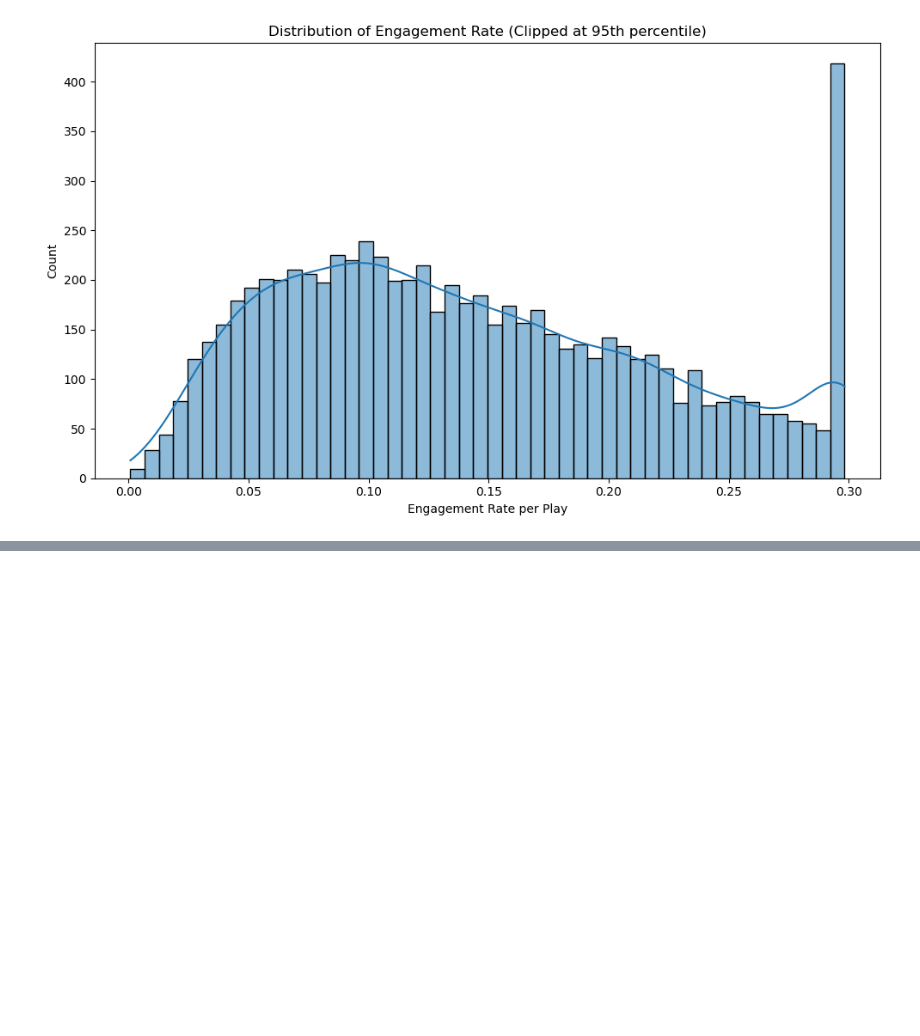
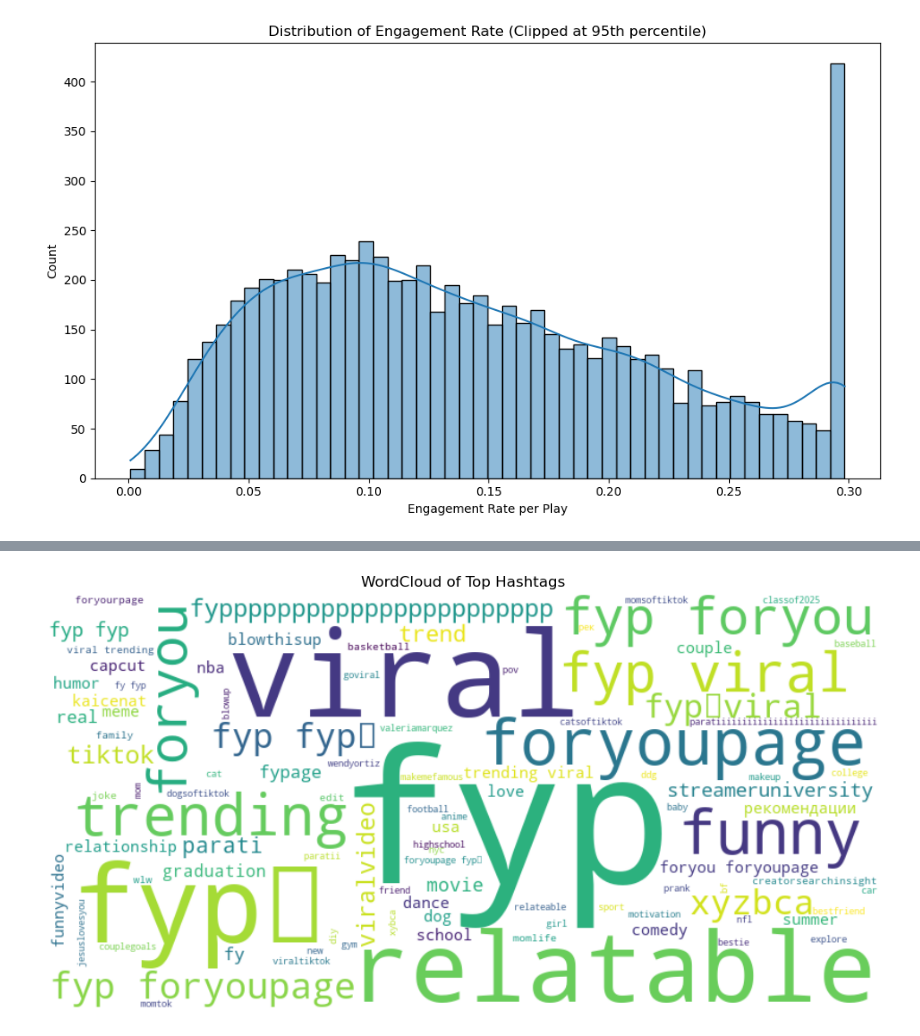
Before and after one commit to Qarsie/Tiktok_Py, a Jupyter notebook: preprocess.ipynb, the cells around one changed output, grey strips where cells are left out. Saved outputs shown, nothing was run; the diff lists cells and outputs as text; code cells hidden in the pictures; blank space fills up the shorter version.

```diff
--- a/preprocess.ipynb
+++ b/preprocess.ipynb
@@ -415,0 +647,94 @@ Implications:
+# %%
+# NLP Feature Extraction
+
+import textstat
+from collections import Counter
+from textblob import TextBlob
+from wordcloud import WordCloud
+
+# 1. Description length features
+df['description_length'] = df['description'].apply(lambda x: len(str(x)) if isinstance(x, str) else 0)
+df['word_count'] = df['clean_description'].apply(lambda x: len(x.split()) if isinstance(x, str) else 0)
+
+# 2. Text readability and complexity (using textstat)
+def get_readability(text):
+    if not isinstance(text, str) or len(text.strip()) < 10:
+        return None
+    return textstat.flesch_reading_ease(text)
+
+df['readability_score'] = df['description'].apply(get_readability)
+
+# 3. Sentiment analysis using TextBlob
+def get_sentiment(text):
+    if not isinstance(text, str) or len(text.strip()) == 0:
+        return 0, 0
+    analysis = TextBlob(text)
+    return analysis.sentiment.polarity, analysis.sentiment.subjectivity
+
+# Apply sentiment analysis to descriptions
+sentiment_results = df['clean_description'].apply(get_sentiment)
+df['sentiment_polarity'] = sentiment_results.apply(lambda x: x[0])
+df['sentiment_subjectivity'] = sentiment_results.apply(lambda x: x[1])
+
+# 4. Question and exclamation analysis
+df['has_question'] = df['description'].apply(lambda x: 1 if isinstance(x, str) and '?' in x else 0)
+df['has_exclamation'] = df['description'].apply(lambda x: 1 if isinstance(x, str) and '!' in x else 0)
+df['exclamation_count'] = df['description'].apply(lambda x: x.count('!') if isinstance(x, str) else 0)
+
+# 5. Most common hashtags
+top_hashtags = Counter()
+for hashtags in df['hashtag_list']:
+    if isinstance(hashtags, list):
+        top_hashtags.update(hashtags)
+
+print("Top 20 hashtags:")
+top_20_hashtags = dict(top_hashtags.most_common(20))
+display(pd.DataFrame(list(top_20_hashtags.items()), columns=['Hashtag', 'Count']))
+
+# 6. Create hashtag presence flags for top hashtags
+for idx, (hashtag, count) in enumerate(top_hashtags.most_common(10)):
+    col_name = f'has_tag_{hashtag}'
+    df[col_name] = df['hashtag_list'].apply(lambda x: 1 if isinstance(x, list) and hashtag in x else 0)
+
+# 7. Visualize hashtag word cloud
+hash_string = ' '.join([' '.join(tags) for tags in df['hashtag_list'] if isinstance(tags, list)])
+
+plt.figure(figsize=(12, 8))
+wordcloud = WordCloud(width=800, height=400, background_color='white',
+                      max_words=100, contour_width=3, contour_color='steelblue')
+wordcloud.generate(hash_string)
+
+plt.imshow(wordcloud, interpolation='bilinear')
+plt.title('WordCloud of Top Hashtags')
+plt.axis('off')
+plt.show()
+
+# 8. Display NLP feature examples and stats
+nlp_features = ['description_length', 'word_count', 'readability_score',
+                'sentiment_polarity', 'sentiment_subjectivity', 'has_question',
+                'has_exclamation', 'exclamation_count', 'hashtag_count']
+
+print("NLP feature examples:")
+display(df[['video_id', 'description'] + nlp_features].head())
+
+print("\nNLP feature statistics:")
+display(df[nlp_features].describe())
+
+# 9. Visualize sentiment distribution
+plt.figure(figsize=(15, 5))
+
+plt.subplot(1, 2, 1)
+sns.histplot(df['sentiment_polarity'], kde=True)
+plt.title('Distribution of Sentiment Polarity')
+plt.axvline(x=0, color='red', linestyle='--')
+
+plt.subplot(1, 2, 2)
+sns.scatterplot(x='sentiment_polarity', y='sentiment_subjectivity',
+                hue='is_viral_plays', data=df.sample(min(5000, len(df))))
+plt.title('Sentiment Polarity vs. Subjectivity')
+plt.xlabel('Polarity (negative to positive)')
+plt.ylabel('Subjectivity (objective to subjective)')
+
+plt.tight_layout()
+plt.show()
+# %% [output]
@@ -415,0 +759 @@ Implications:
+[figure, added]
```
Also changed, not shown: parts of 23 cells of this notebook, 2 other files.
